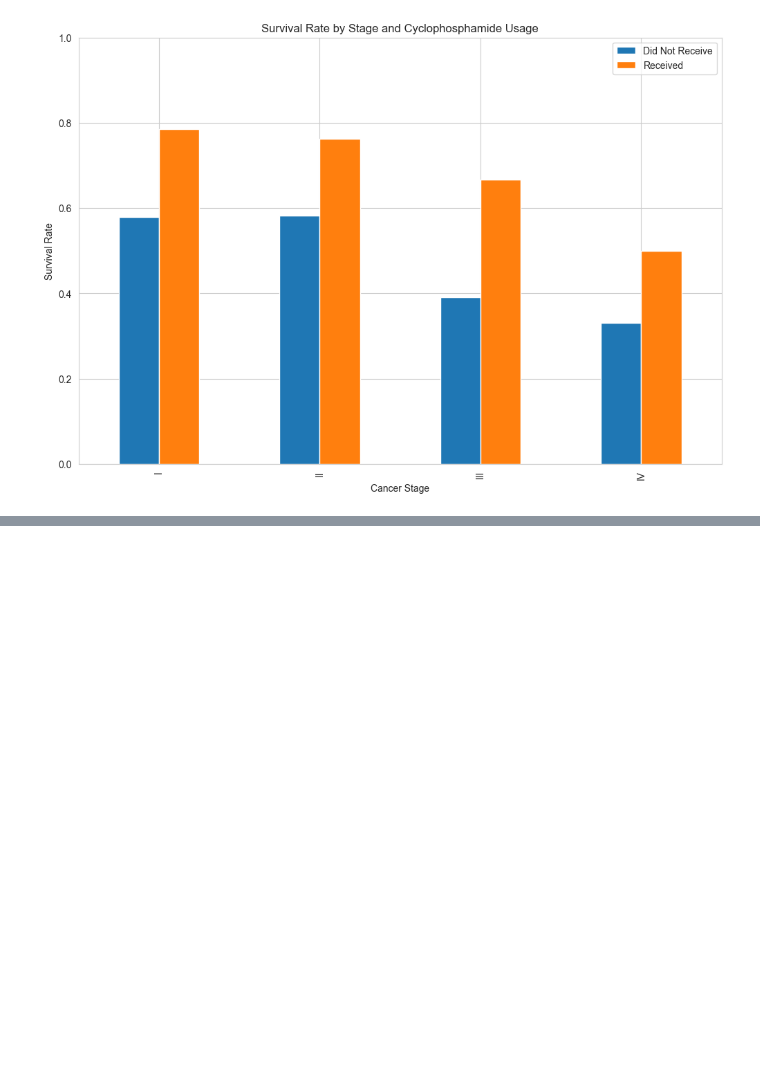
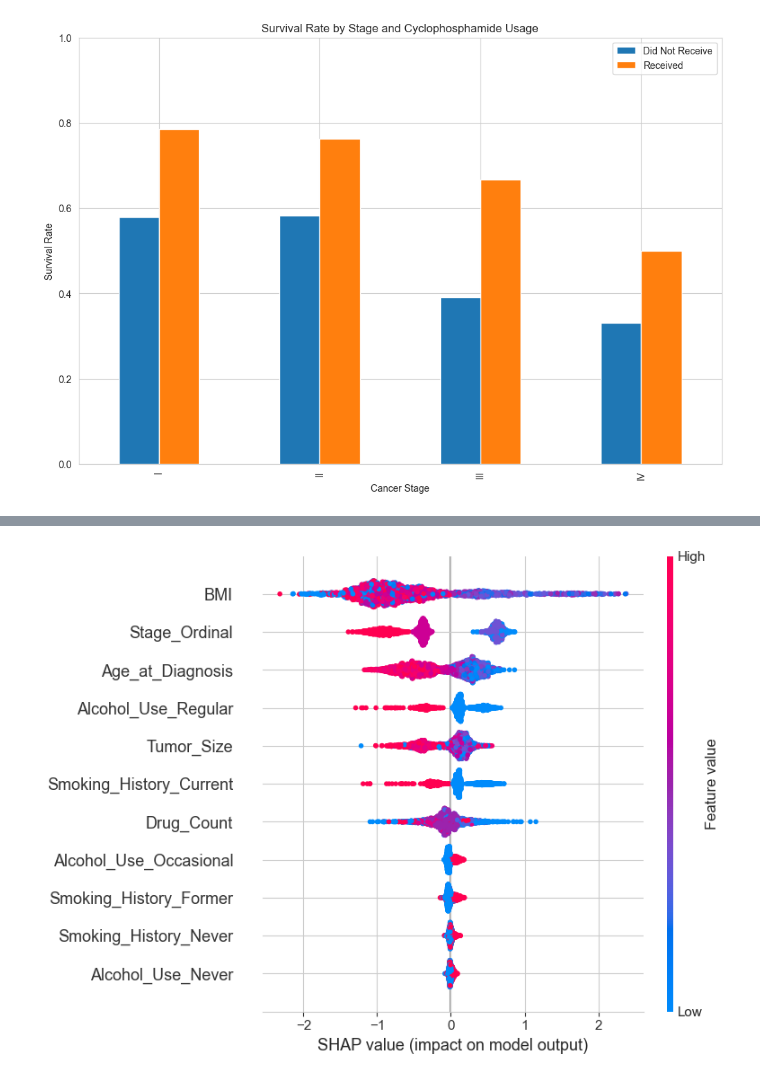
Before and after one commit to Mehrnaz4Hosseini/DataScience, a Jupyter notebook: CA3/Q1/classification.ipynb, the cells around one changed output, grey strips where cells are left out. Cells and saved outputs as stored; diff of their text form; code cells hidden in the pictures; blank space fills up the shorter version.

```diff
--- a/CA3/Q1/classification.ipynb
+++ b/CA3/Q1/classification.ipynb
@@ -647,0 +1668,80 @@ NameError: name 'train_test_split' is not defined
+# %%
+import shap
+import numpy as np
+import pandas as pd
+from catboost import CatBoostClassifier
+from imblearn.pipeline import Pipeline as imbPipeline
+from imblearn.over_sampling import SMOTE
+from sklearn.feature_selection import SelectFromModel
+
+# Train final model on full training set
+final_pipeline = imbPipeline([
+    ('preprocessor', preprocessor),
+    ('smote', SMOTE(random_state=42)),
+    ('feature_selection', SelectFromModel(CatBoostClassifier(verbose=0, random_state=42))),
+    ('model', CatBoostClassifier(
+        random_state=42,
+        auto_class_weights='Balanced',
+        verbose=0,
+        depth=6,
+        l2_leaf_reg=3
+    ))
+])
+
+final_pipeline.fit(X_train, y_train)
+
+# Get predictions on validation set
+y_val_proba = final_pipeline.predict_proba(X_val)[:, 1]
+threshold = find_optimal_threshold(y_val, y_val_proba)
+y_val_pred = (y_val_proba > threshold).astype(int)
+
+# Identify False Negatives (Misclassified Deceased) & True Negatives (Correctly Classified Deceased)
+fn_mask = (y_val == 0) & (y_val_pred == 1)  # False Negatives (misclassified as alive)
+tn_mask = (y_val == 0) & (y_val_pred == 0)  # True Negatives (correctly classified as deceased)
+
+X_val_fn = X_val[fn_mask]  # Features of misclassified deceased samples
+X_val_tn = X_val[tn_mask]  # Features of correctly classified deceased samples
+
+print(f"\nFalse Negatives (Deceased predicted Alive): {X_val_fn.shape[0]} samples")
+print(f"True Negatives (Correctly classified Deceased): {X_val_tn.shape[0]} samples")
+
+# Transform features for SHAP explanation (only preprocessing part)
+X_val_transformed = preprocessor.transform(X_val)
+X_val_fn_transformed = preprocessor.transform(X_val_fn)
+X_val_tn_transformed = preprocessor.transform(X_val_tn)
+
+# Fit CatBoost model on transformed features only for SHAP analysis
+catboost_model = CatBoostClassifier(
+    random_state=42,
+    auto_class_weights='Balanced',
+    verbose=0,
+    depth=6,
+    l2_leaf_reg=3
+)
+catboost_model.fit(preprocessor.transform(X_train), y_train)
+
+# Initialize SHAP explainer
+explainer = shap.Explainer(catboost_model)
+
+# Compute SHAP values for misclassified and correctly classified deceased samples
+shap_values_fn = explainer(X_val_fn_transformed)  # False Negatives
+shap_values_tn = explainer(X_val_tn_transformed)  # True Negatives
+
+# Generate SHAP summary plot for False Negatives
+print("\nSHAP Summary for False Negatives (Misclassified Deceased)")
+shap.summary_plot(
+    shap_values_fn,
+    features=X_val_fn_transformed,
+    feature_names=final_pipeline.named_steps['preprocessor'].get_feature_names_out(),
+    max_display=20
+)
+
+# Generate SHAP summary plot for True Negatives
+print("\nSHAP Summary for True Negatives (Correctly Classified Deceased)")
+shap.summary_plot(
+    shap_values_tn,
+    features=X_val_tn_transformed,
+    feature_names=final_pipeline.named_steps['preprocessor'].get_feature_names_out(),
+    max_display=20
+)
+# %% [output]
@@ -647,0 +1752 @@ NameError: name 'train_test_split' is not defined
+[figure, added]
```
Also changed, not shown: parts of 18 cells of this notebook, 1 other file.
